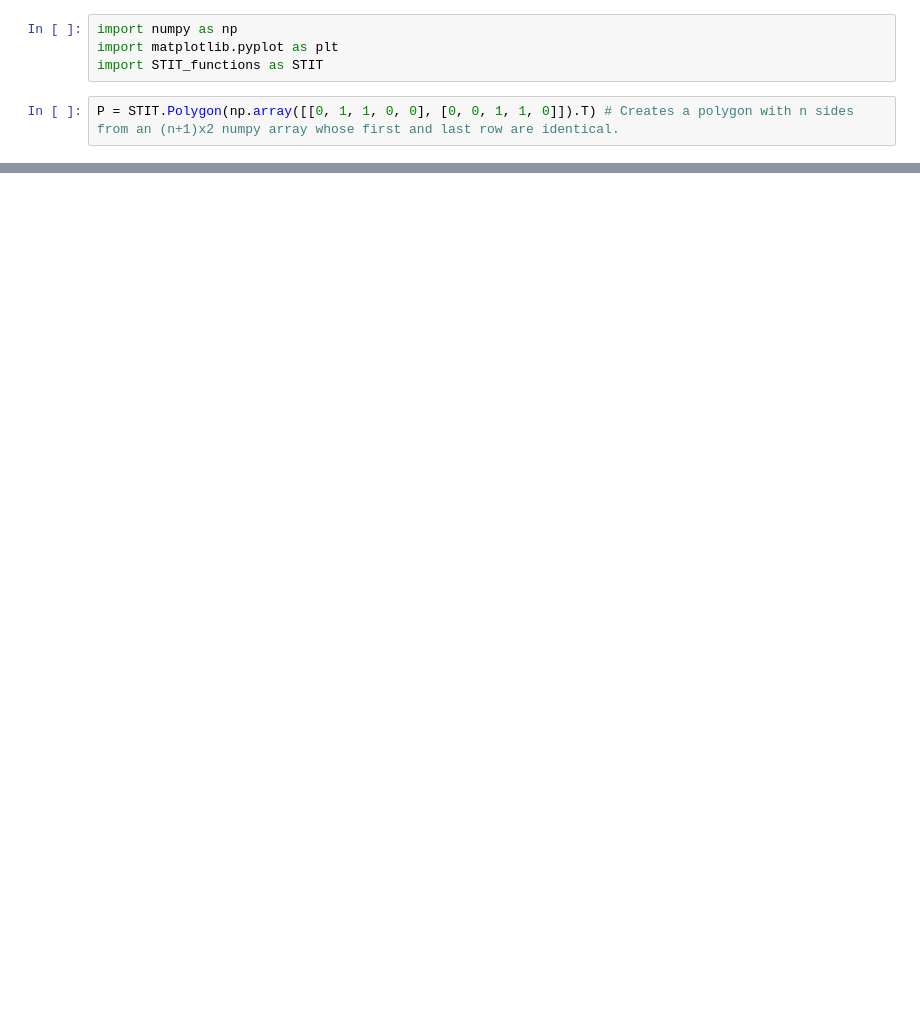
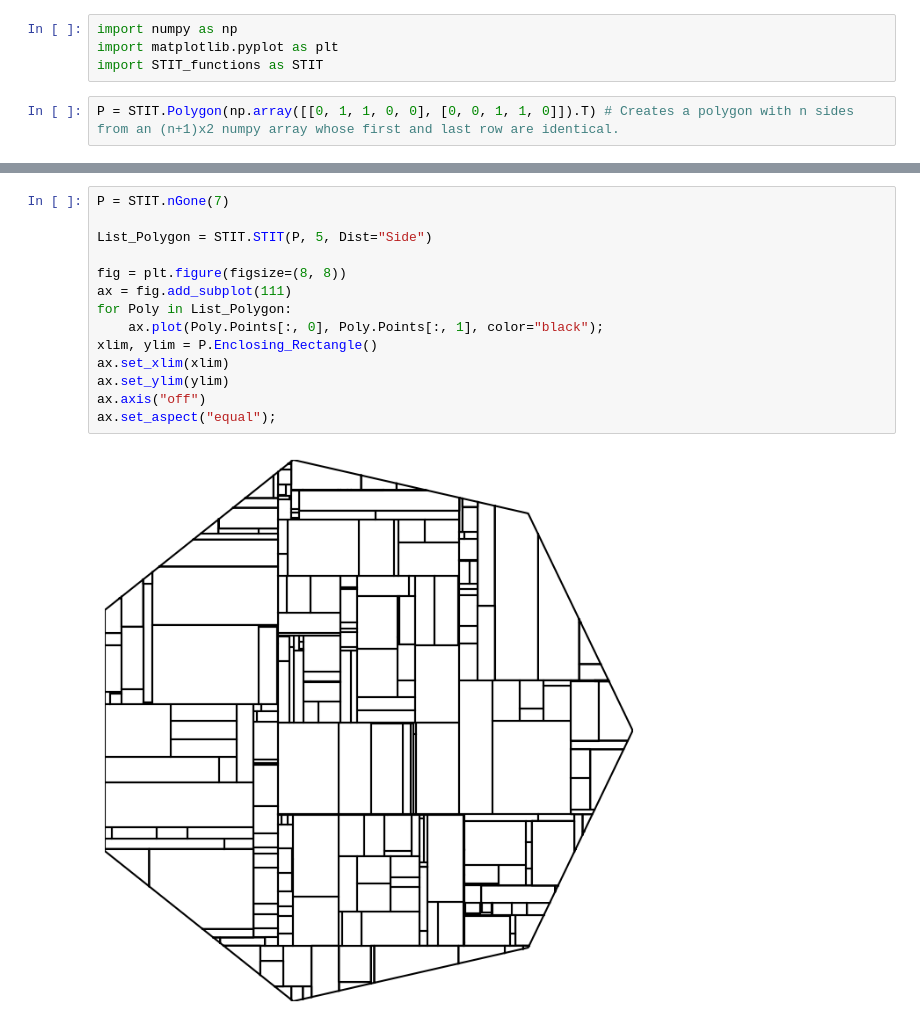
Before and after one commit to APoinas/STIT, a Jupyter notebook: Example of use.ipynb, the cells around one changed output, grey strips where cells are left out. Cells and saved outputs as stored; diff of their text form; blank space fills up the shorter version.

```diff
--- a/Example of use.ipynb
+++ b/Example of use.ipynb
@@ -37,0 +39,16 @@ ax.set_aspect("equal");
+# %%
+P = STIT.nGone(7)
+
+List_Polygon = STIT.STIT(P, 5, Dist="Side")
+
+fig = plt.figure(figsize=(8, 8))
+ax = fig.add_subplot(111)
+for Poly in List_Polygon:
+    ax.plot(Poly.Points[:, 0], Poly.Points[:, 1], color="black");
+xlim, ylim = P.Enclosing_Rectangle()
+ax.set_xlim(xlim)
+ax.set_ylim(ylim)
+ax.axis("off")
+ax.set_aspect("equal");
+# %% [output]
+[figure, added]
```
Also changed, not shown: parts of 4 cells of this notebook, 2 other files.
